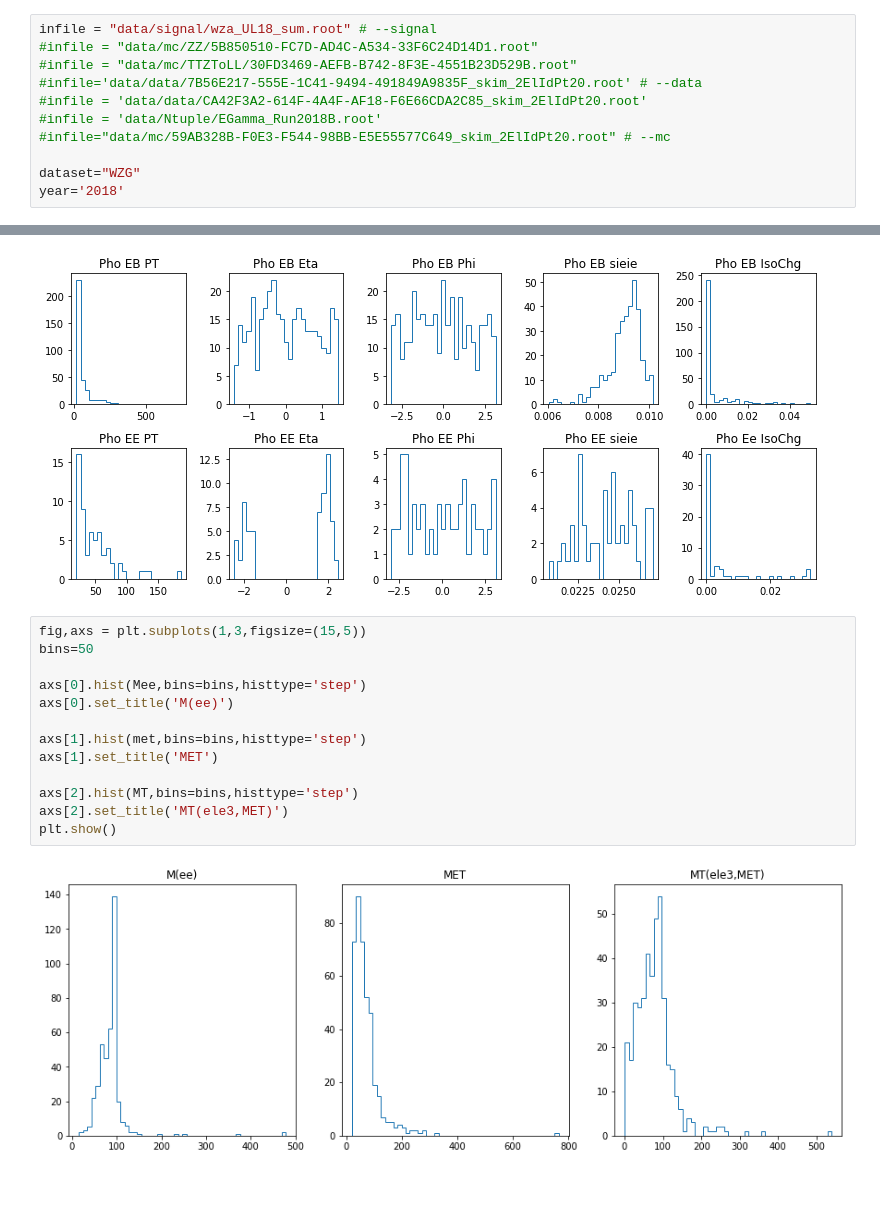
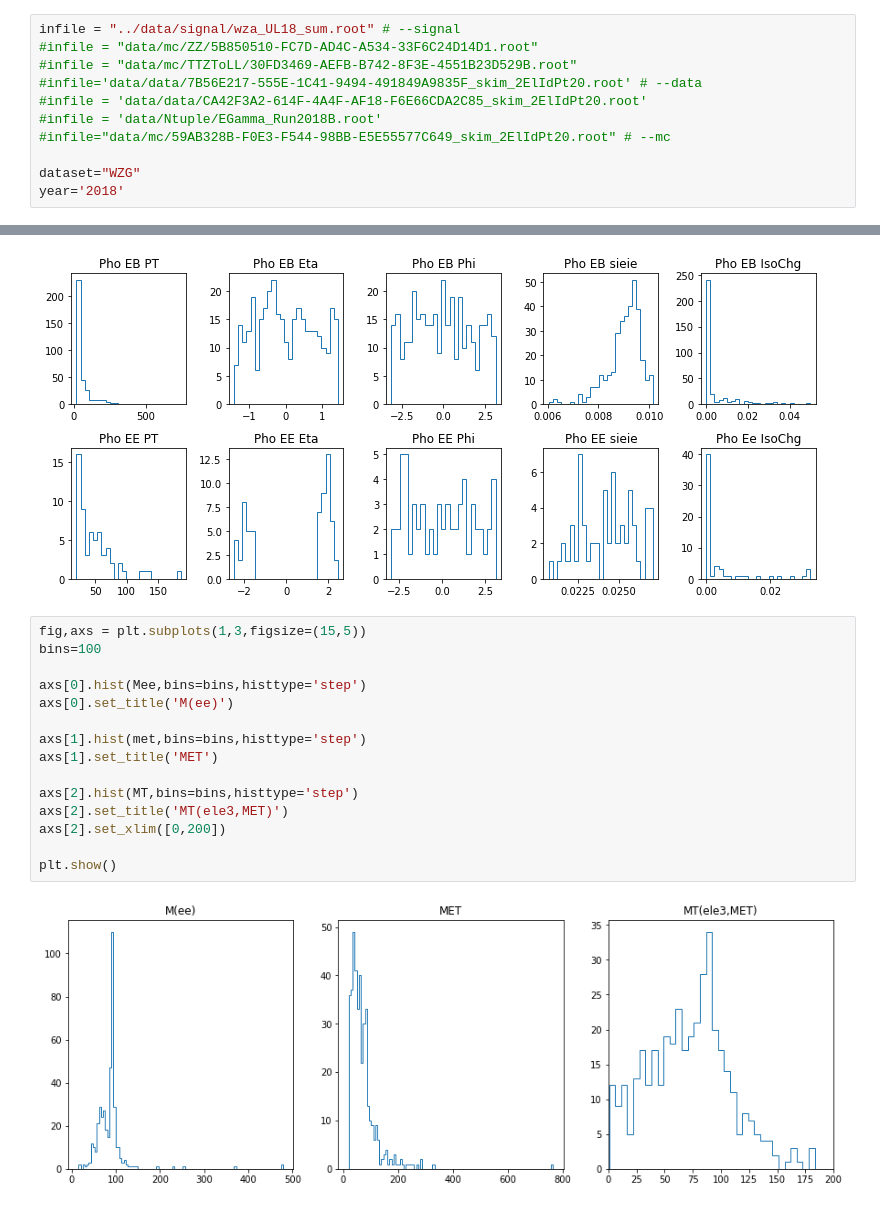
Before and after one commit to JW-corp/J.W_Analysis, a Jupyter notebook: Coffea_WZG/Jupyter/eee/eee_anal.ipynb, the cells around one changed output, grey strips where cells are left out. Drawn from its saved outputs; the diff is of its cells as text.

```diff
--- a/Coffea_WZG/Jupyter/eee/eee_anal.ipynb
+++ b/Coffea_WZG/Jupyter/eee/eee_anal.ipynb
@@ -8,7 +8,7 @@ import numba
 # %% [markdown]
 ### Setup parameters
 # %%
-infile = "data/signal/wza_UL18_sum.root" # --signal
+infile = "../data/signal/wza_UL18_sum.root" # --signal
 #infile = "data/mc/ZZ/5B850510-FC7D-AD4C-A534-33F6C24D14D1.root"
 #infile = "data/mc/TTZToLL/30FD3469-AEFB-B742-8F3E-4551B23D529B.root"
 #infile='data/data/7B56E217-555E-1C41-9494-491849A9835F_skim_2ElIdPt20.root' # --data
@@ -488,19 +488,21 @@ plt.show()
 [figure]
 # %%
 fig,axs = plt.subplots(1,3,figsize=(15,5))
-bins=50
+bins=100
 
 axs[0].hist(Mee,bins=bins,histtype='step')
 axs[0].set_title('M(ee)')
 
 axs[1].hist(met,bins=bins,histtype='step')
 axs[1].set_title('MET')
 
 axs[2].hist(MT,bins=bins,histtype='step')
 axs[2].set_title('MT(ele3,MET)')
+axs[2].set_xlim([0,200])
+
 plt.show()
 # %% [output]
-[figure, old version]
+[figure, new version]
 # %%
 fig,axs = plt.subplots(1,3,figsize=(15,5))
 
```
Also changed, not shown: parts of 1 cell of this notebook, 3 other files.
